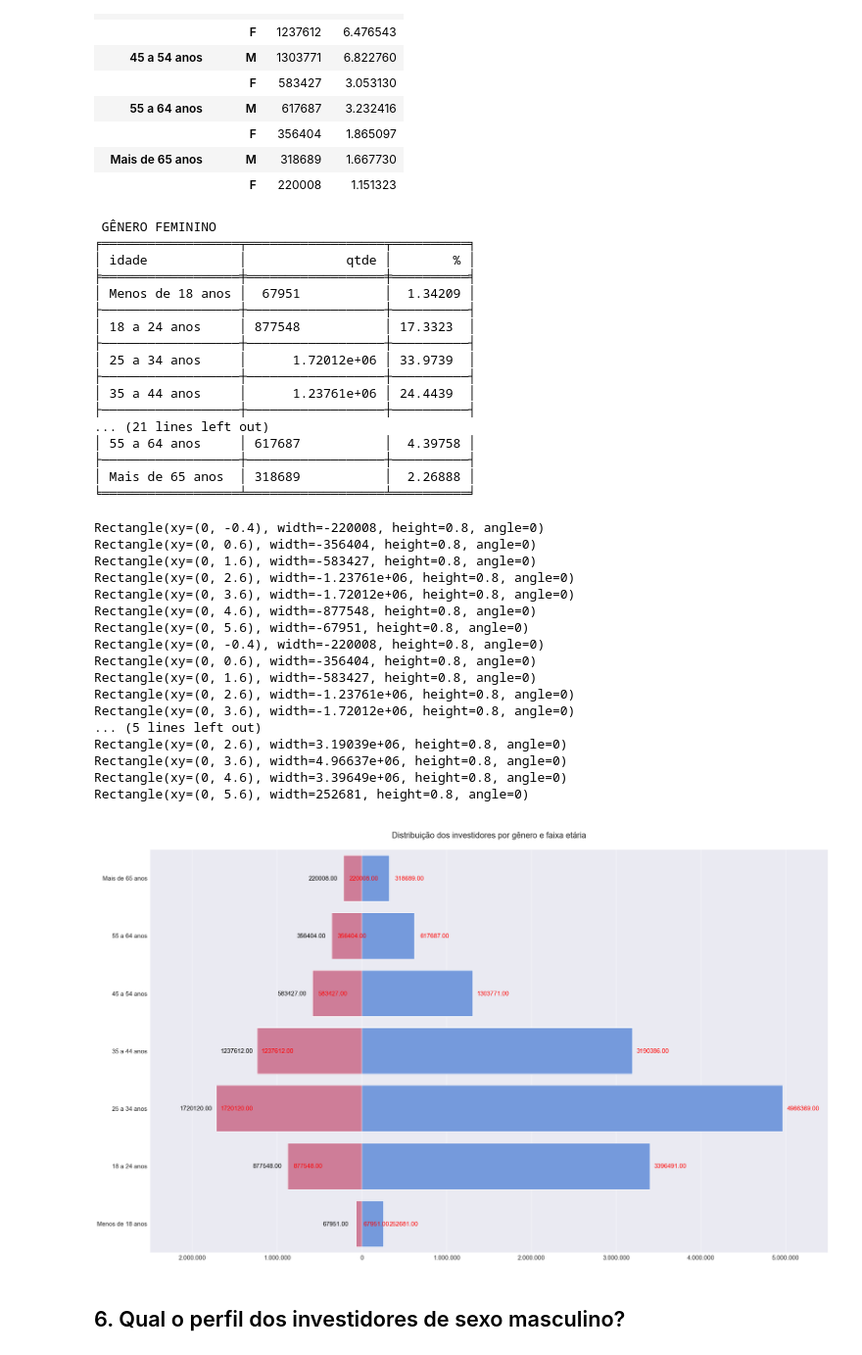
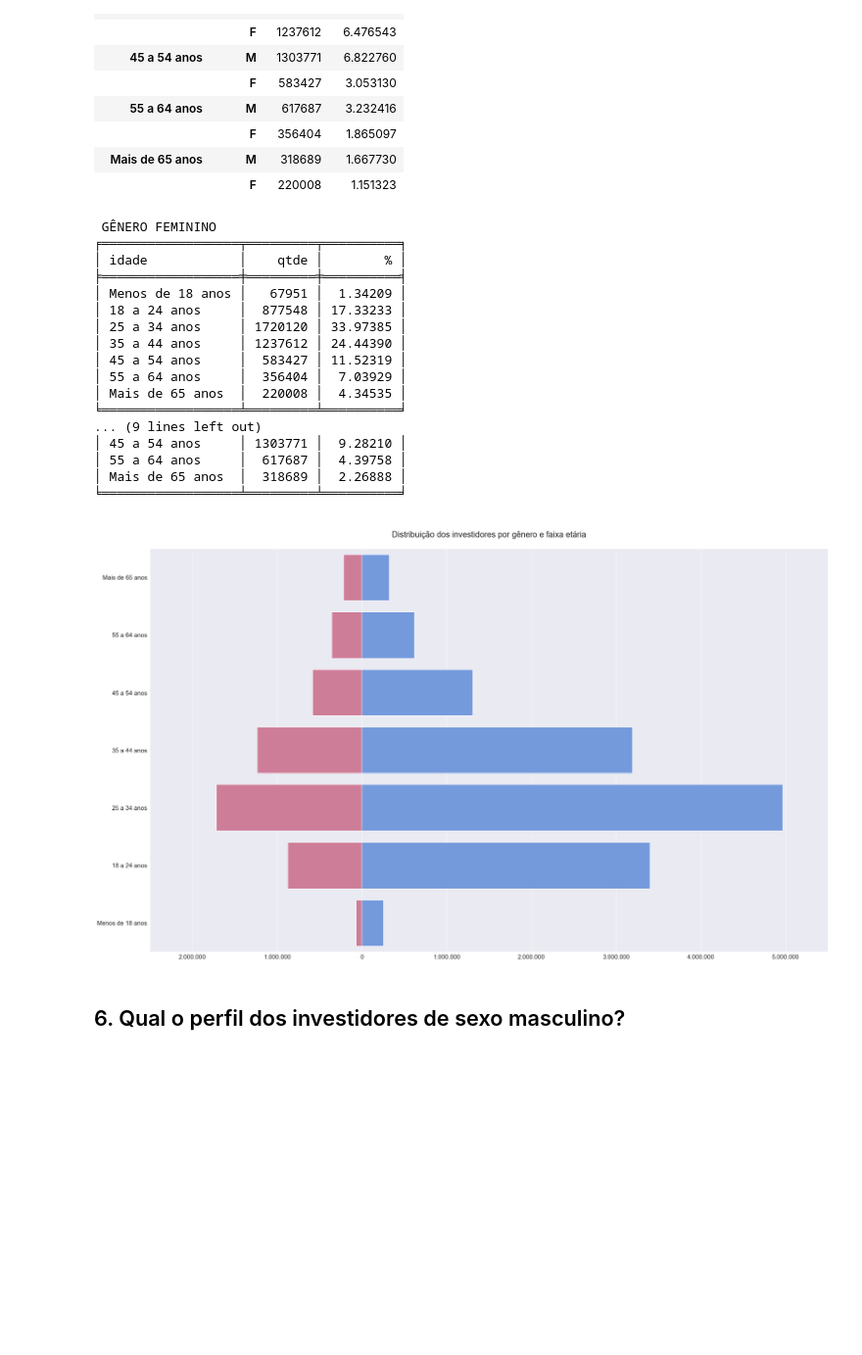
Before and after one commit to emso-exe/Investidores_do_tesouro_direto, a Jupyter notebook: analise_de_dados.ipynb, the cells around one changed output. Shown: that part at 98% size. Drawn from its saved outputs; the diff is of its cells as text; code cells hidden in the pictures; blank space fills up the shorter version.

```diff
--- a/analise_de_dados.ipynb
+++ b/analise_de_dados.ipynb
@@ -778,92 +777,54 @@ df_investidores_f = df_investidores_faixa.loc[
     df_investidores_faixa.index.get_level_values('genero') == 'F']
 coluna_percentual(df_investidores_f, 'qtde')
 df_investidores_f.index = df_investidores_f.index.droplevel(1)
+
 df_investidores_m = df_investidores_faixa.loc[
     df_investidores_faixa.index.get_level_values('genero') == 'M']
 coluna_percentual(df_investidores_m, 'qtde')
 df_investidores_m.index = df_investidores_m.index.droplevel(1)
 
 print('\n GÊNERO FEMININO')
-print(tabulate(df_investidores_f, headers='keys', tablefmt='fancy_grid'))
+print(tabulate(df_investidores_f, headers='keys', tablefmt='fancy_outline', floatfmt=('.0f','.0f','.5f')))
 print('\n GÊNERO MASCULINO')
-print(tabulate(df_investidores_m, headers='keys', tablefmt='fancy_grid'))
+print(tabulate(df_investidores_m, headers='keys', tablefmt='fancy_outline', floatfmt=('.0f','.0f','.5f')))
 # %% [output]
  GÊNERO FEMININO
-╒══════════════════╤══════════════════╤══════════╕
-│ idade            │             qtde │        % │
-╞══════════════════╪══════════════════╪══════════╡
-│ Menos de 18 anos │  67951           │  1.34209 │
-├──────────────────┼──────────────────┼──────────┤
-│ 18 a 24 anos     │ 877548           │ 17.3323  │
-├──────────────────┼──────────────────┼──────────┤
-│ 25 a 34 anos     │      1.72012e+06 │ 33.9739  │
-├──────────────────┼──────────────────┼──────────┤
-│ 35 a 44 anos     │      1.23761e+06 │ 24.4439  │
-├──────────────────┼──────────────────┼──────────┤
-... (21 lines left out)
-│ 55 a 64 anos     │ 617687           │  4.39758 │
-├──────────────────┼──────────────────┼──────────┤
-│ Mais de 65 anos  │ 318689           │  2.26888 │
-╘══════════════════╧══════════════════╧══════════╛
+╒══════════════════╤═════════╤══════════╕
+│ idade            │    qtde │        % │
+╞══════════════════╪═════════╪══════════╡
+│ Menos de 18 anos │   67951 │  1.34209 │
+│ 18 a 24 anos     │  877548 │ 17.33233 │
+│ 25 a 34 anos     │ 1720120 │ 33.97385 │
+│ 35 a 44 anos     │ 1237612 │ 24.44390 │
+│ 45 a 54 anos     │  583427 │ 11.52319 │
+│ 55 a 64 anos     │  356404 │  7.03929 │
+│ Mais de 65 anos  │  220008 │  4.34535 │
+╘══════════════════╧═════════╧══════════╛
+... (9 lines left out)
+│ 45 a 54 anos     │ 1303771 │  9.28210 │
+│ 55 a 64 anos     │  617687 │  4.39758 │
+│ Mais de 65 anos  │  318689 │  2.26888 │
+╘══════════════════╧═════════╧══════════╛
 # %%
 df_investidores_f['qtde'] = df_investidores_f['qtde'].mul(-1)
 
 rotulos.reverse()
 rotulos_x = ['3.000.000','2.000.000','1.000.000','0','1.000.000','2.000.000','3.000.000','4.000.000','5.000.000']
 
 plt.figure(figsize=(25, 15), constrained_layout=True)
-plot1 = sns.barplot(x='qtde', y=df_investidores_f.index, data=df_investidores_f, order=rotulos, palette=['palevioletred'])
-for i in plot1.patches:
-    print(i)
-    plot1.annotate(format(abs(i.get_width()), '.2f'),
-                  (i.get_width(), i.get_y() + i.get_height() / 2),
-                  ha='center',
-                  va='baseline',
-                  fontsize=15,
-                  color='black',
-                  xytext=(-50, -5),
-                  textcoords='offset points')
-
+plot = sns.barplot(x='qtde', y=df_investidores_f.index, data=df_investidores_f, order=rotulos, palette=['palevioletred'])
 plot = sns.barplot(x='qtde', y=df_investidores_m.index, data=df_investidores_m, order=rotulos, palette=['cornflowerblue'])
-for i in plot.patches:
-    print(i)
-    plot.annotate(format(abs(i.get_width()), '.2f'),
-                  (i.get_width(), i.get_y() + i.get_height() / 2),
-                  ha='center',
-                  va='baseline',
-                  fontsize=15,
-                  color='red',
-                  xytext=(50, -5),
-                  textcoords='offset points')
-
 plt.xlim(-2500000,5500000)
 plt.xticks(size=15)
 plt.yticks(size=15)
 plt.ticklabel_format(style='plain', axis='x')
 plt.xlabel('')
 plt.ylabel('')
 plt.title('\nDistribuição dos investidores por gênero e faixa etária\n', fontsize=20)
 plot.set_xticklabels(rotulos_x)
 plt.show()
 # %% [output]
-Rectangle(xy=(0, -0.4), width=-220008, height=0.8, angle=0)
-Rectangle(xy=(0, 0.6), width=-356404, height=0.8, angle=0)
-Rectangle(xy=(0, 1.6), width=-583427, height=0.8, angle=0)
-Rectangle(xy=(0, 2.6), width=-1.23761e+06, height=0.8, angle=0)
-Rectangle(xy=(0, 3.6), width=-1.72012e+06, height=0.8, angle=0)
-Rectangle(xy=(0, 4.6), width=-877548, height=0.8, angle=0)
-Rectangle(xy=(0, 5.6), width=-67951, height=0.8, angle=0)
-Rectangle(xy=(0, -0.4), width=-220008, height=0.8, angle=0)
-Rectangle(xy=(0, 0.6), width=-356404, height=0.8, angle=0)
-Rectangle(xy=(0, 1.6), width=-583427, height=0.8, angle=0)
-Rectangle(xy=(0, 2.6), width=-1.23761e+06, height=0.8, angle=0)
-Rectangle(xy=(0, 3.6), width=-1.72012e+06, height=0.8, angle=0)
-... (5 lines left out)
-Rectangle(xy=(0, 2.6), width=3.19039e+06, height=0.8, angle=0)
-Rectangle(xy=(0, 3.6), width=4.96637e+06, height=0.8, angle=0)
-Rectangle(xy=(0, 4.6), width=3.39649e+06, height=0.8, angle=0)
-Rectangle(xy=(0, 5.6), width=252681, height=0.8, angle=0)
-[figure, old version]
+[figure, new version]
 # %% [markdown]
 ## 6. Qual o perfil dos investidores de sexo masculino?
 # %%
```
Also changed, not shown: parts of 8 cells of this notebook.
